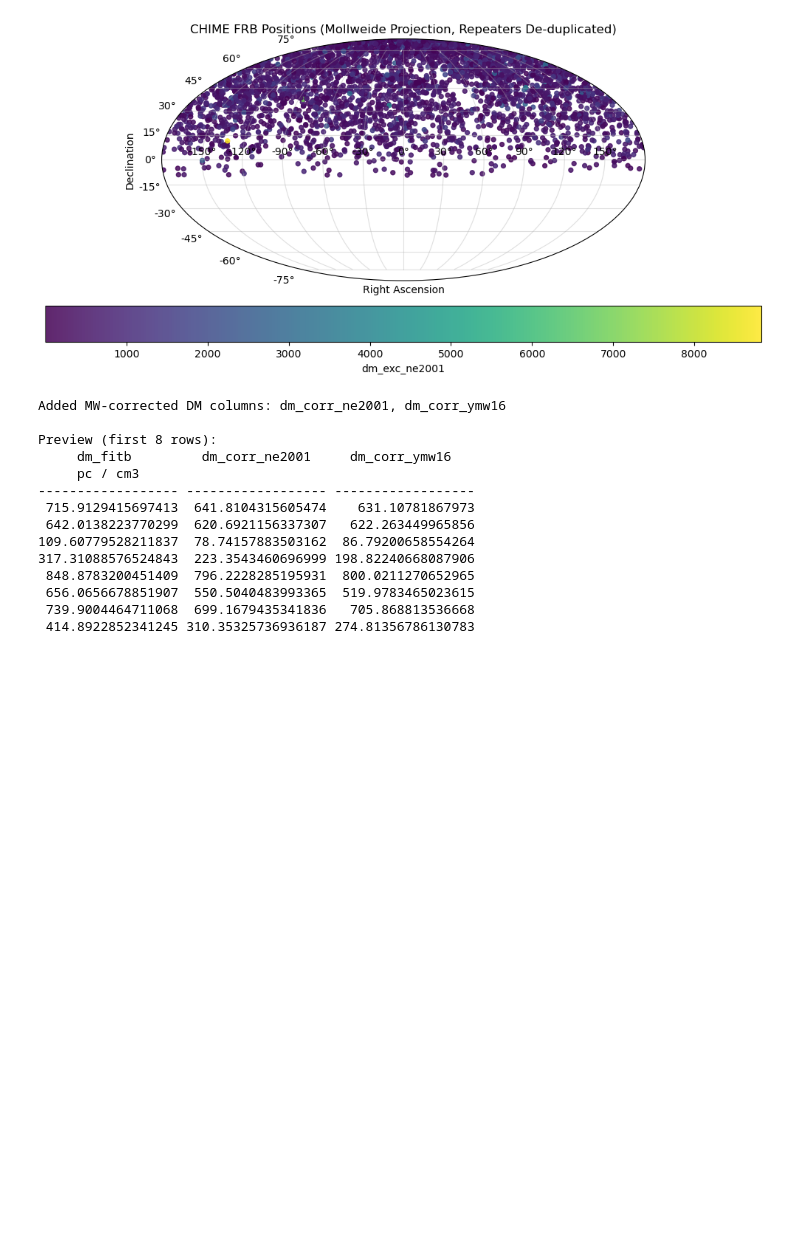
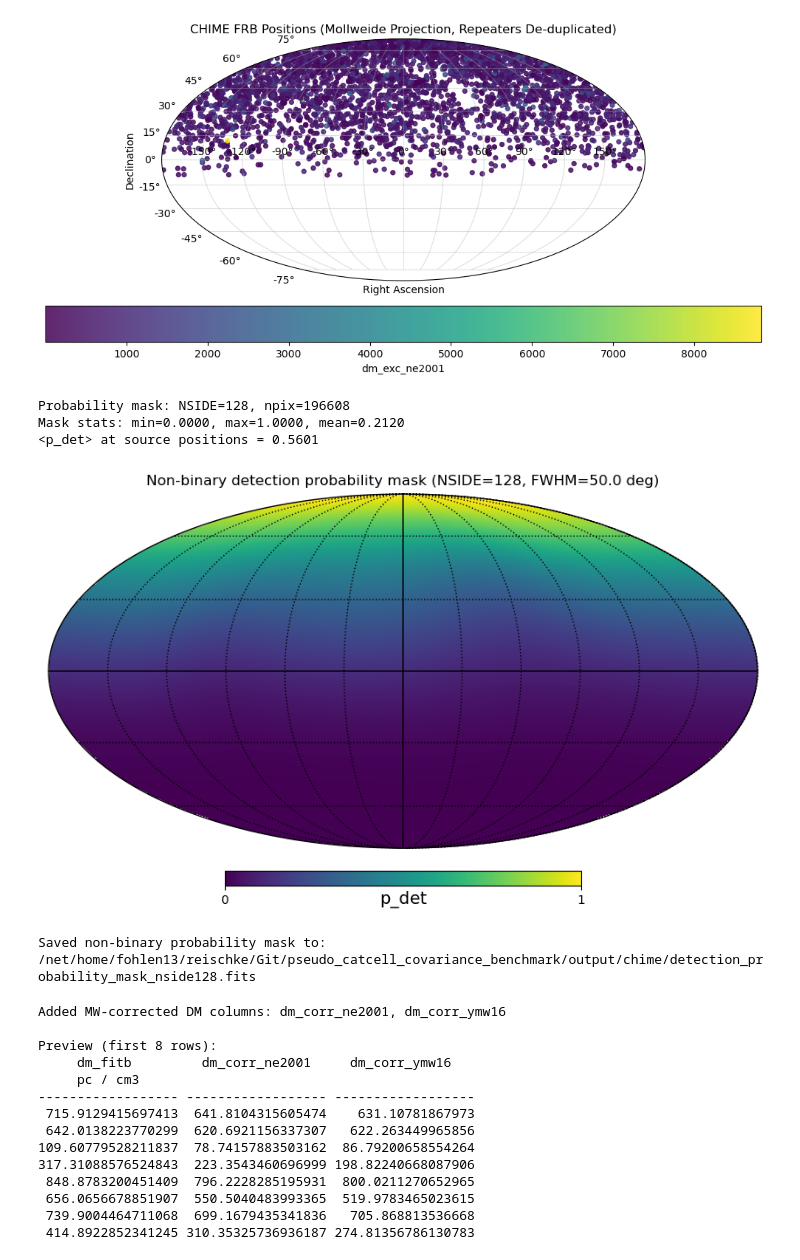
Before and after one commit to rreischke/pseudo_catcell_covariance_benchmark, a Jupyter notebook: generate_catalogue.ipynb, the cells around one changed output. Cells and saved outputs as stored; diff of their text form; code cells hidden in the pictures; blank space fills up the shorter version.

```diff
--- a/generate_catalogue.ipynb
+++ b/generate_catalogue.ipynb
@@ -127,6 +127,78 @@ Position preview (first 10 rows):
 128.11470204929432
  719.9693304342004
 [figure]
+# %%
+# Build a non-binary detection-probability mask from catalogue positions
+import os
+import healpy as hp
+import numpy as np
+import matplotlib.pyplot as plt
+
+# Configuration for the probability mask
+mask_nside = 128
+smooth_fwhm_deg = 50
+
+# Use the catalogue positions from Cell 1
+if 'ra' not in globals() or 'dec' not in globals():
+    raise RuntimeError("RA/Dec arrays not found. Run Cell 1 first.")
+
+ra_arr = np.asarray(ra, dtype=float)
+dec_arr = np.asarray(dec, dtype=float)
+valid = np.isfinite(ra_arr) & np.isfinite(dec_arr)
+ra_arr = ra_arr[valid]
+dec_arr = dec_arr[valid]
+
+npix = hp.nside2npix(mask_nside)
+prob_map = np.zeros(npix, dtype=float)
+
+# Put each source into a HEALPix pixel
+theta = np.radians(90.0 - dec_arr)
+phi = np.radians(np.mod(ra_arr, 360.0))
+pix = hp.ang2pix(mask_nside, theta, phi)
+np.add.at(prob_map, pix, 1.0)
+
+# Smooth source density to get an average detection probability field
+fwhm_rad = np.radians(smooth_fwhm_deg)
+prob_map_smooth = hp.smoothing(prob_map, fwhm=fwhm_rad, verbose=False)
+
+# Normalize to [0, 1] so this is a non-binary mask/probability map
+if np.nanmax(prob_map_smooth) > 0:
+    prob_mask = prob_map_smooth / np.nanmax(prob_map_smooth)
+else:
+    prob_mask = prob_map_smooth.copy()
+prob_mask = np.clip(prob_mask, 0.0, 1.0)
+
+print(f"Probability mask: NSIDE={mask_nside}, npix={npix}")
+print(f"Mask stats: min={prob_mask.min():.4f}, max={prob_mask.max():.4f}, mean={prob_mask.mean():.4f}")
+
+# Probability at catalogue positions (useful sanity check)
+p_det_at_sources = hp.get_interp_val(prob_mask, theta, phi)
+print(f"<p_det> at source positions = {np.mean(p_det_at_sources):.4f}")
+
+# Plot the non-binary mask
+hp.mollview(
+    prob_mask,
+    title=f"Non-binary detection probability mask (NSIDE={mask_nside}, FWHM={smooth_fwhm_deg:.1f} deg)",
+    unit="p_det",
+    min=0.0,
+    max=1.0,
+    cmap="viridis",
+)
+hp.graticule()
+plt.show()
+
+# Save the mask for later use
+out_dir = os.path.join(os.path.dirname(os.path.dirname(fits_path)), "output", "chime")
+os.makedirs(out_dir, exist_ok=True)
+out_prob_mask = os.path.join(out_dir, f"detection_probability_mask_nside{mask_nside}.fits")
+hp.write_map(out_prob_mask, prob_mask, overwrite=True, dtype=np.float32)
+print(f"Saved non-binary probability mask to: {out_prob_mask}")
+# %% [output]
+Probability mask: NSIDE=128, npix=196608
+Mask stats: min=0.0000, max=1.0000, mean=0.2120
+<p_det> at source positions = 0.5601
+[figure, added]
+Saved non-binary probability mask to: /net/home/fohlen13/reischke/Git/pseudo_catcell_covariance_benchmark/output/chime/detection_probability_mask_nside128.fits
 # %%
 # Correct observed DM by subtracting the Milky Way DM contribution
 if all(c in tab.colnames for c in ['dm_fitb', 'dm_exc_ne2001', 'dm_exc_ymw16']):
```
Also changed, not shown: 6 other files.
